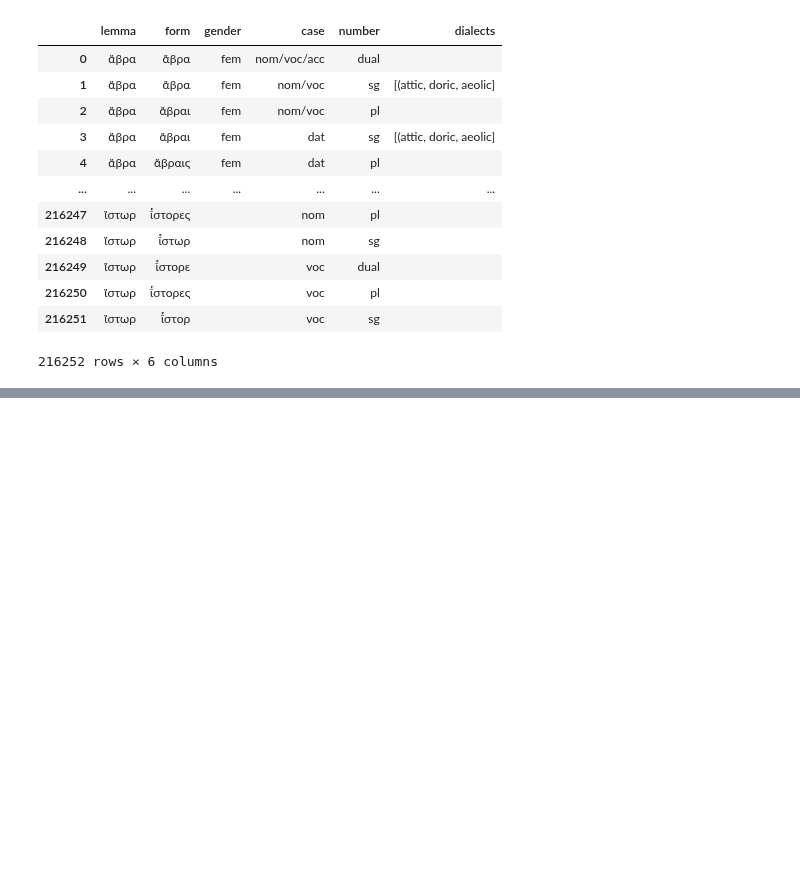
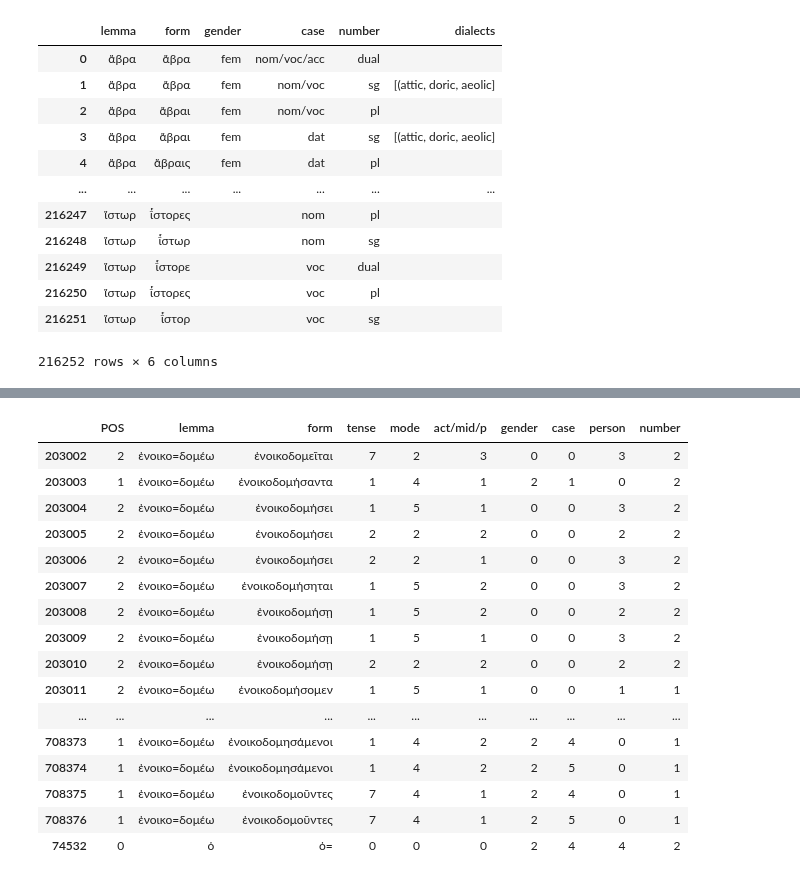
Before and after one commit to CaterinaDAngelo/thesis, a Jupyter notebook: processing_df_reinfl.ipynb, the cells around one changed output, grey strips where cells are left out. Drawn from its saved outputs; the diff is of its cells as text; code cells hidden in the pictures; blank space fills up the shorter version.

Commit message:
added preprocessing of morph_df, still have to tokenize and index the lemmas and inflected forms

```diff
--- a/processing_df_reinfl.ipynb
+++ b/processing_df_reinfl.ipynb
@@ -93,0 +314,23 @@ unique_gender, unique_case, unique_number
+# %%
+new_rows = []
+
+for id, row in good_verb_df.iterrows():
+    if  "/" in row["case"]:
+        cases = str(row["case"]).split("/")
+        for case in cases:
+            new_rows.append([row["POS"], row["lemma"], row["form"], row["tense"], row["mode"], row["act/mid/p"], row["gender"], case, row["person"], row["number"]])
+
+    if "/" in row["gender"]:
+        genders = str(row["gender"]).split("/")
+        for gender in genders:
+            new_rows.append([row["POS"], row["lemma"], row["form"],row["tense"], row["mode"], row["act/mid/p"], gender, row["case"], row["person"], row["number"]])
+
+new_rows_df = new_rows_df = pd.DataFrame(new_rows, columns=["POS", "lemma", "form", "tense", "mode", "act/mid/p", "gender", "case", "person", "number"])
+
+good_verb_df = pd.concat([good_verb_df, new_rows_df], ignore_index=True)
+# %%
+# Remove rows where the "case" or "gender" columns contain "/"
+good_verb_df = good_verb_df[~good_verb_df["case"].str.contains("/") & ~good_verb_df["gender"].str.contains("/")]
+
+# Reset the index of the dataframe after filtering
+good_verb_df = good_verb_df.reset_index(drop=True)
@@ -93,0 +353,3 @@ unique_gender, unique_case, unique_number
+# %%
+morph_df = pd.concat([good_verb_df, good_noun_df])
+morph_df
@@ -93,0 +392,9 @@ unique_gender, unique_case, unique_number
+# %%
+features = ["POS", "tense", "mode", "act/mid/p", "gender", "case", "person", "number"]
+
+label_encoders = {feature: LabelEncoder() for feature in features}
+
+for feature in features:
+    morph_df[feature] = label_encoders[feature].fit_transform(morph_df[feature].fillna('None'))
+
+morph_df
@@ -93,0 +415,21 @@ unique_gender, unique_case, unique_number
+# %%
+temp = morph_df[(morph_df["lemma"].str.contains("=")) | (morph_df["form"].str.contains("="))]
+temp
+# %% [output]
+|  | POS | lemma | form | tense | mode | act/mid/p | gender | case | person | number |
+| 203002 | 2 | ἐνοικο=δομέω | ἐνοικοδομεῖται | 7 | 2 | 3 | 0 | 0 | 3 | 2 |
+| 203003 | 1 | ἐνοικο=δομέω | ἐνοικοδομήσαντα | 1 | 4 | 1 | 2 | 1 | 0 | 2 |
+| 203004 | 2 | ἐνοικο=δομέω | ἐνοικοδομήσει | 1 | 5 | 1 | 0 | 0 | 3 | 2 |
+| 203005 | 2 | ἐνοικο=δομέω | ἐνοικοδομήσει | 2 | 2 | 2 | 0 | 0 | 2 | 2 |
+| 203006 | 2 | ἐνοικο=δομέω | ἐνοικοδομήσει | 2 | 2 | 1 | 0 | 0 | 3 | 2 |
+| 203007 | 2 | ἐνοικο=δομέω | ἐνοικοδομήσηται | 1 | 5 | 2 | 0 | 0 | 3 | 2 |
+| 203008 | 2 | ἐνοικο=δομέω | ἐνοικοδομήσῃ | 1 | 5 | 2 | 0 | 0 | 2 | 2 |
+| 203009 | 2 | ἐνοικο=δομέω | ἐνοικοδομήσῃ | 1 | 5 | 1 | 0 | 0 | 3 | 2 |
+| 203010 | 2 | ἐνοικο=δομέω | ἐνοικοδομήσῃ | 2 | 2 | 2 | 0 | 0 | 2 | 2 |
+| 203011 | 2 | ἐνοικο=δομέω | ἐνοικοδομήσομεν | 1 | 5 | 1 | 0 | 0 | 1 | 1 |
+| ... | ... | ... | ... | ... | ... | ... | ... | ... | ... | ... |
+| 708373 | 1 | ἐνοικο=δομέω | ἐνοικοδομησάμενοι | 1 | 4 | 2 | 2 | 4 | 0 | 1 |
+| 708374 | 1 | ἐνοικο=δομέω | ἐνοικοδομησάμενοι | 1 | 4 | 2 | 2 | 5 | 0 | 1 |
+| 708375 | 1 | ἐνοικο=δομέω | ἐνοικοδομοῦντες | 7 | 4 | 1 | 2 | 4 | 0 | 1 |
+| 708376 | 1 | ἐνοικο=δομέω | ἐνοικοδομοῦντες | 7 | 4 | 1 | 2 | 5 | 0 | 1 |
+| 74532 | 0 | ὁ | ὁ= | 0 | 0 | 0 | 2 | 4 | 4 | 2 |
```
Also changed, not shown: parts of 32 cells of this notebook.
